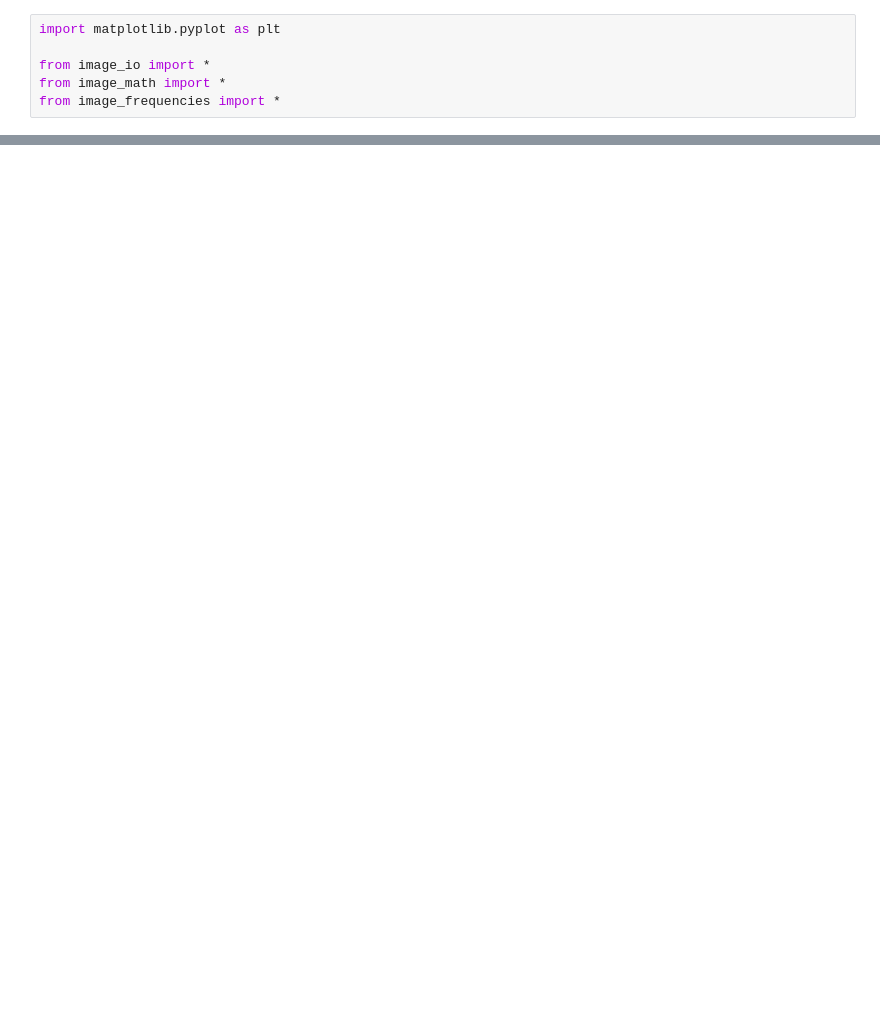
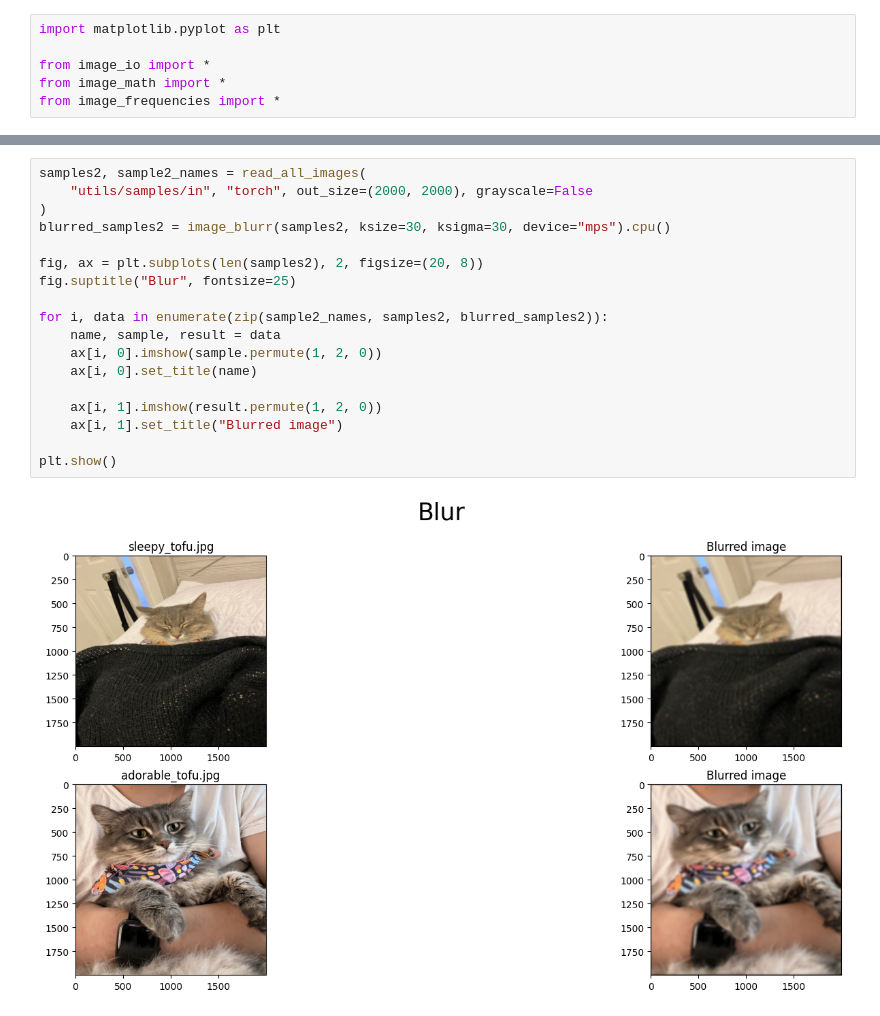
Before and after one commit to NAYCal/BigPixels, a Jupyter notebook: utils/example_usage.ipynb, the cells around one changed output, grey strips where cells are left out. Cells and saved outputs as stored; diff of their text form; blank space fills up the shorter version.

```diff
--- a/utils/example_usage.ipynb
+++ b/utils/example_usage.ipynb
@@ -12,0 +46,20 @@ plt.show()
+# %%
+samples2, sample2_names = read_all_images(
+    "utils/samples/in", "torch", out_size=(2000, 2000), grayscale=False
+)
+blurred_samples2 = image_blurr(samples2, ksize=30, ksigma=30, device="mps").cpu()
+
+fig, ax = plt.subplots(len(samples2), 2, figsize=(20, 8))
+fig.suptitle("Blur", fontsize=25)
+
+for i, data in enumerate(zip(sample2_names, samples2, blurred_samples2)):
+    name, sample, result = data
+    ax[i, 0].imshow(sample.permute(1, 2, 0))
+    ax[i, 0].set_title(name)
+
+    ax[i, 1].imshow(result.permute(1, 2, 0))
+    ax[i, 1].set_title("Blurred image")
+
+plt.show()
+# %% [output]
+[figure, added]
```
Also changed, not shown: parts of 4 cells of this notebook, 3 other files.
